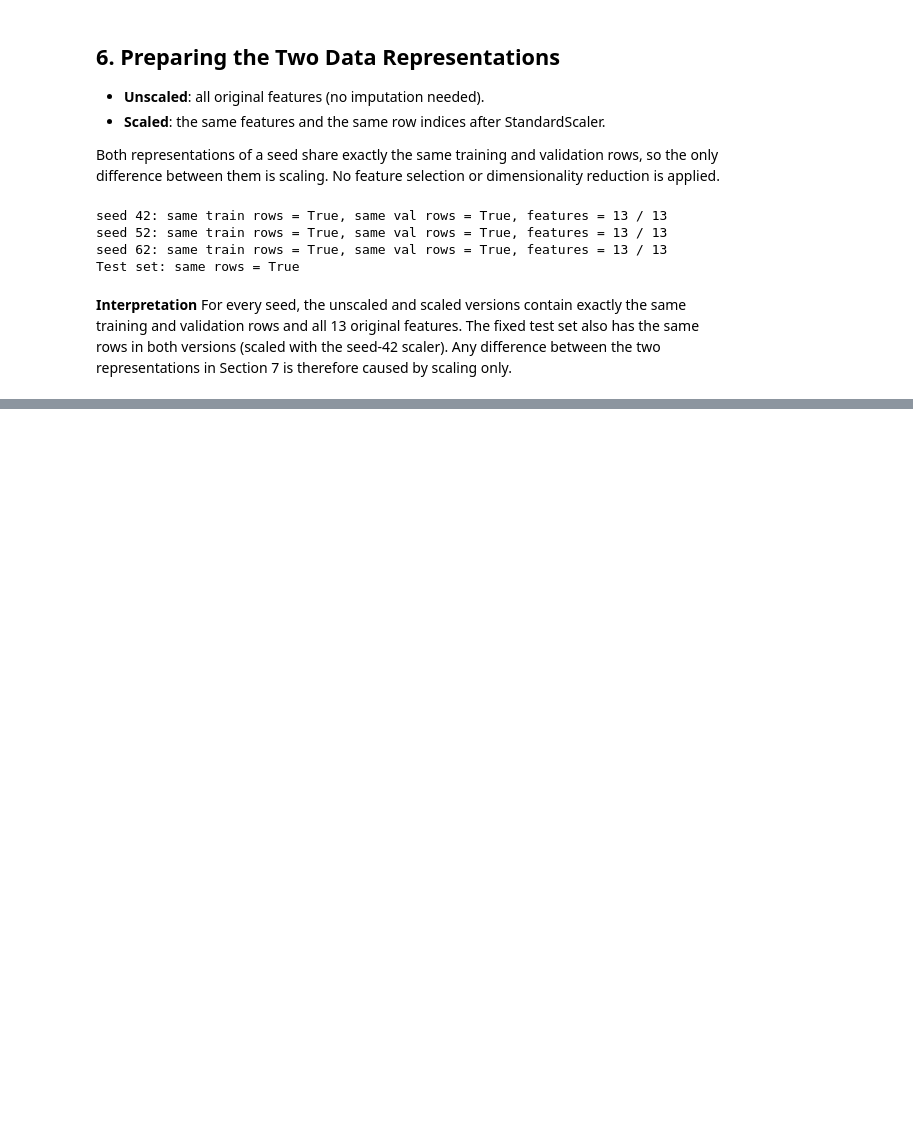
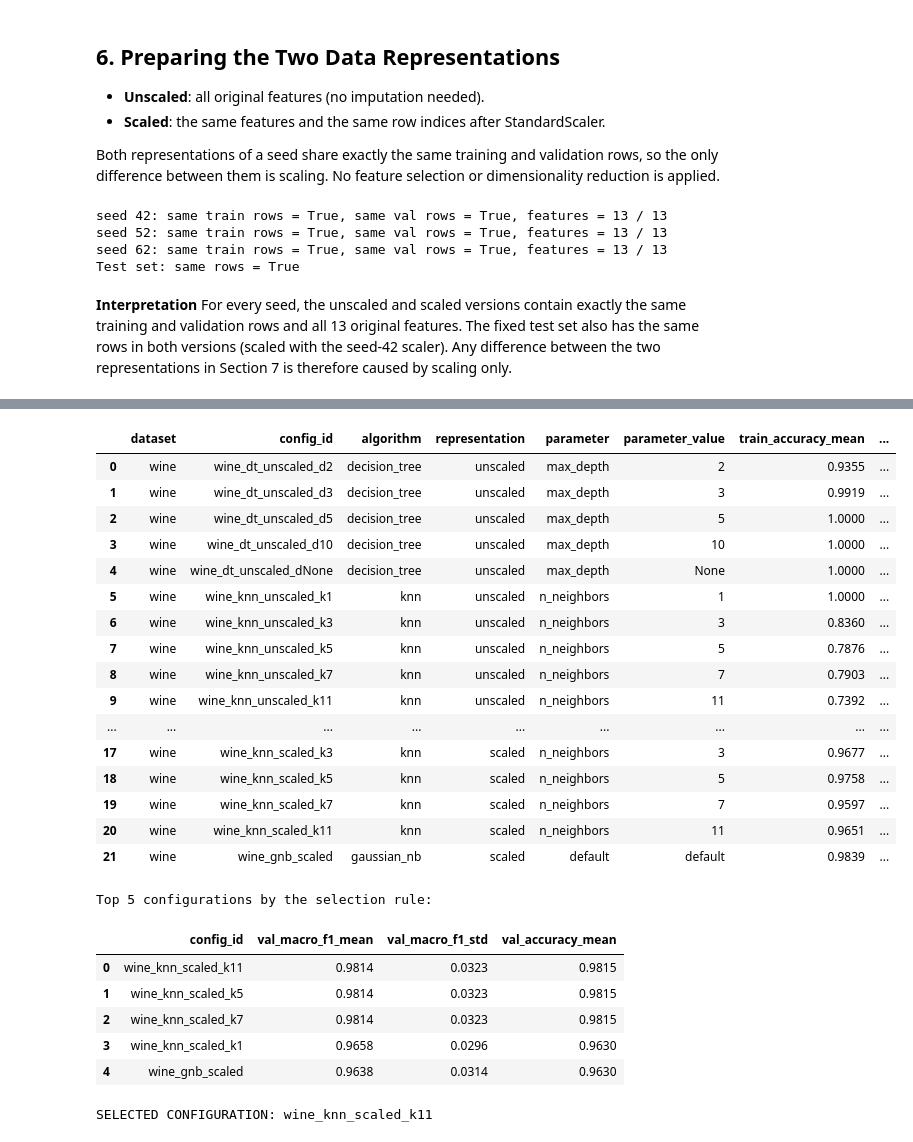
Before and after one commit to selenasurucu/machine-learning-midterm, a Jupyter notebook: wine.ipynb, the cells around one changed output, grey strips where cells are left out. Saved outputs shown, nothing was run; the diff lists cells and outputs as text; code cells hidden in the pictures; blank space fills up the shorter version.

```diff
--- a/wine.ipynb
+++ b/wine.ipynb
@@ -317,0 +372,35 @@ Test set: same rows = True
+# %%
+summary = utils.summarize_runs(runs)
+display(summary.round(4))
+
+selected, ranked = utils.select_config(summary)
+print("Top 5 configurations by the selection rule:")
+display(ranked[["config_id", "val_macro_f1_mean", "val_macro_f1_std", "val_accuracy_mean"]].head(5).round(4))
+SELECTED = selected["config_id"]
+print("SELECTED CONFIGURATION:", SELECTED)
+# %% [output]
+|  | dataset | config_id | algorithm | representation | parameter | parameter_value | train_accuracy_mean | ... |
+| 0 | wine | wine_dt_unscaled_d2 | decision_tree | unscaled | max_depth | 2 | 0.9355 | ... |
+| 1 | wine | wine_dt_unscaled_d3 | decision_tree | unscaled | max_depth | 3 | 0.9919 | ... |
+| 2 | wine | wine_dt_unscaled_d5 | decision_tree | unscaled | max_depth | 5 | 1.0000 | ... |
+| 3 | wine | wine_dt_unscaled_d10 | decision_tree | unscaled | max_depth | 10 | 1.0000 | ... |
+| 4 | wine | wine_dt_unscaled_dNone | decision_tree | unscaled | max_depth | None | 1.0000 | ... |
+| 5 | wine | wine_knn_unscaled_k1 | knn | unscaled | n_neighbors | 1 | 1.0000 | ... |
+| 6 | wine | wine_knn_unscaled_k3 | knn | unscaled | n_neighbors | 3 | 0.8360 | ... |
+| 7 | wine | wine_knn_unscaled_k5 | knn | unscaled | n_neighbors | 5 | 0.7876 | ... |
+| 8 | wine | wine_knn_unscaled_k7 | knn | unscaled | n_neighbors | 7 | 0.7903 | ... |
+| 9 | wine | wine_knn_unscaled_k11 | knn | unscaled | n_neighbors | 11 | 0.7392 | ... |
+| ... | ... | ... | ... | ... | ... | ... | ... | ... |
+| 17 | wine | wine_knn_scaled_k3 | knn | scaled | n_neighbors | 3 | 0.9677 | ... |
+| 18 | wine | wine_knn_scaled_k5 | knn | scaled | n_neighbors | 5 | 0.9758 | ... |
+| 19 | wine | wine_knn_scaled_k7 | knn | scaled | n_neighbors | 7 | 0.9597 | ... |
+| 20 | wine | wine_knn_scaled_k11 | knn | scaled | n_neighbors | 11 | 0.9651 | ... |
+| 21 | wine | wine_gnb_scaled | gaussian_nb | scaled | default | default | 0.9839 | ... |
+Top 5 configurations by the selection rule:
+|  | config_id | val_macro_f1_mean | val_macro_f1_std | val_accuracy_mean |
+| 0 | wine_knn_scaled_k11 | 0.9814 | 0.0323 | 0.9815 |
+| 1 | wine_knn_scaled_k5 | 0.9814 | 0.0323 | 0.9815 |
+| 2 | wine_knn_scaled_k7 | 0.9814 | 0.0323 | 0.9815 |
+| 3 | wine_knn_scaled_k1 | 0.9658 | 0.0296 | 0.9630 |
+| 4 | wine_gnb_scaled | 0.9638 | 0.0314 | 0.9630 |
+SELECTED CONFIGURATION: wine_knn_scaled_k11
```
Also changed, not shown: parts of 9 cells of this notebook, 2 other files.
